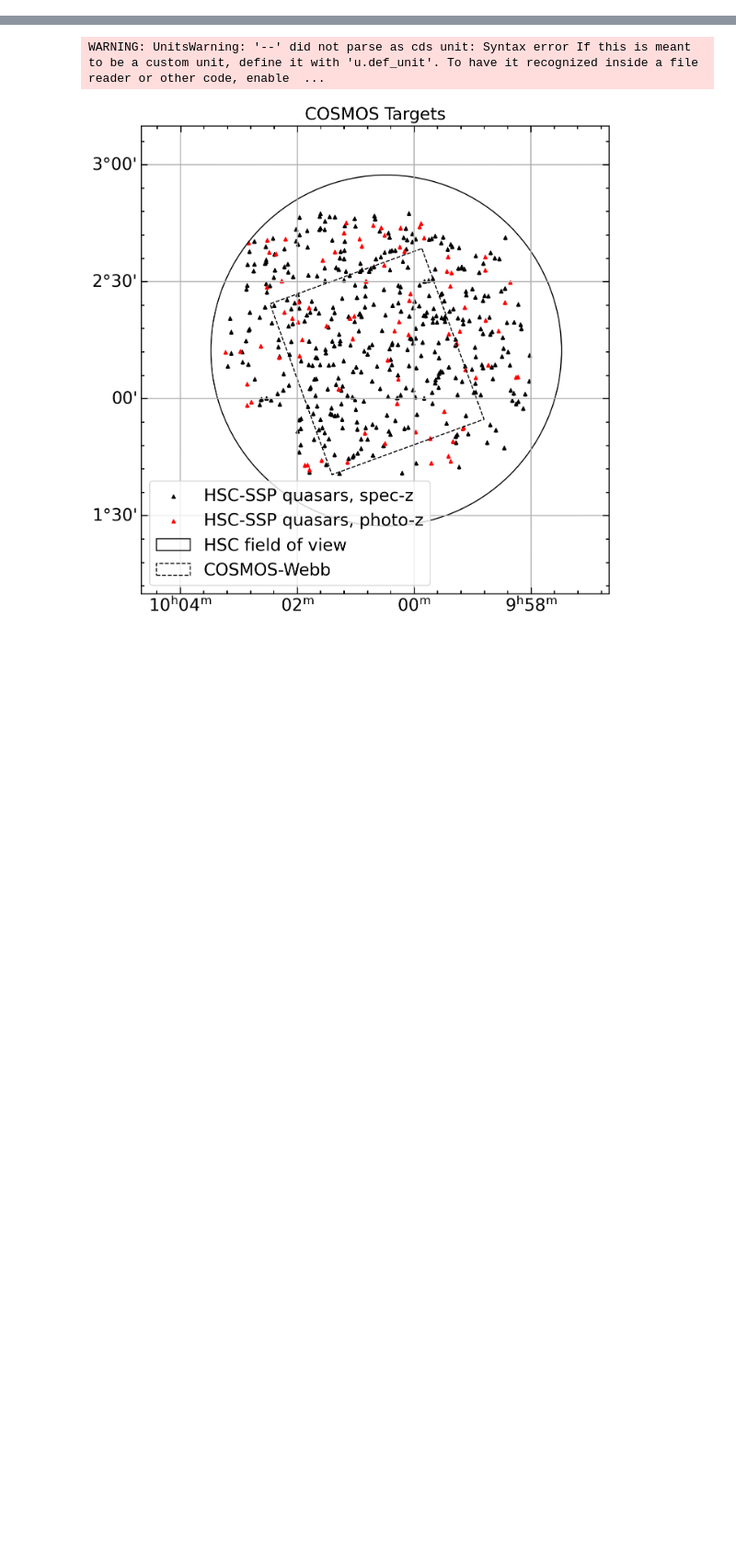
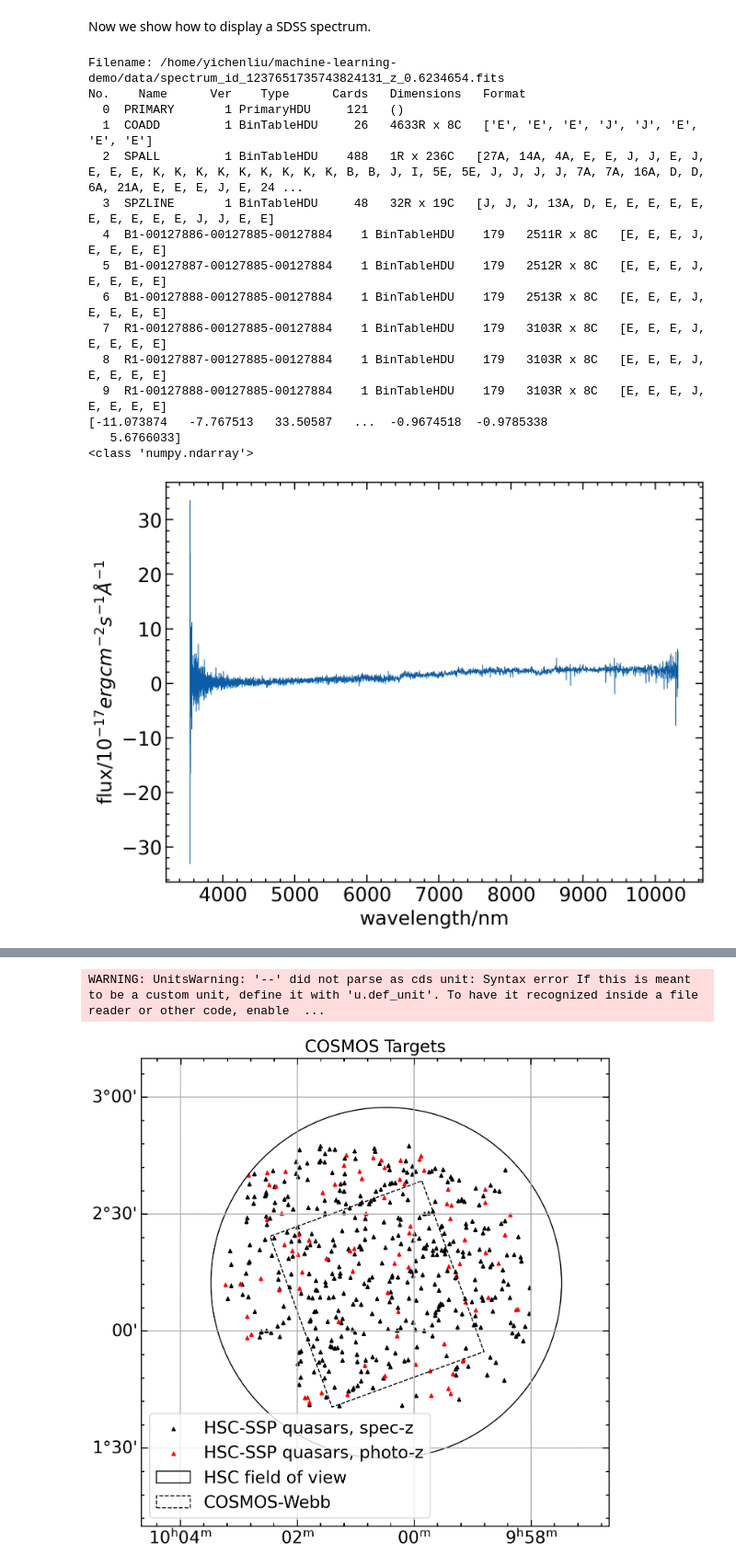
Before and after one commit to Chisen-Lupus/machine-learning-demo, a Jupyter notebook: nn-approach-demo.ipynb, the cells around one changed output, grey strips where cells are left out. Shown at 92% size. Cells and saved outputs as stored; diff of their text form; code cells hidden in the pictures; blank space fills up the shorter version.

```diff
--- a/nn-approach-demo.ipynb
+++ b/nn-approach-demo.ipynb
@@ -24,0 +161,43 @@ plt.style.use(['bright', 'science', 'no-latex','notebook'])
+# %% [markdown]
+Now we show how to display a SDSS spectrum.
+# %%
+# NOTE: Naming Convention I used:
+# NOTE: xxx_dir for directory only
+# NOTE: xxx_name for filename only
+# NOTE: xxx_path for a full path like 'directory/filename'
+# NOTE: xxx_xxx + s means a list of xxx
+
+data_dir = '/home/yichenliu/machine-learning-demo/data'
+data_names = os.listdir(data_dir)
+data_paths = [os.path.join(data_dir, name) for name in data_names]
+
+with fits.open(data_paths[0]) as hdu:
+    mask = np.isfinite(hdu[1].data['flux'])
+    wavelengths = 10**hdu[1].data['loglam'][mask]
+    flux_sdss = hdu[1].data['flux'][mask]
+    # print and display data
+    hdu.info()
+    print(flux_sdss)
+    print(type(flux_sdss))
+    plt.plot(10**hdu[1].data['loglam'][mask], flux_sdss,
+             label=f'exmple SDSS spectrum', linewidth=0.5)
+    plt.xlabel('wavelength/nm')
+    plt.ylabel(r'flux/$10^{-17} erg cm ^{-2} s^{-1} \AA^{-1}$')
+    plt.show()
+# %% [output]
+Filename: /home/yichenliu/machine-learning-demo/data/spectrum_id_1237651735743824131_z_0.6234654.fits
+No.    Name      Ver    Type      Cards   Dimensions   Format
+  0  PRIMARY       1 PrimaryHDU     121   ()
+  1  COADD         1 BinTableHDU     26   4633R x 8C   ['E', 'E', 'E', 'J', 'J', 'E', 'E', 'E']
+  2  SPALL         1 BinTableHDU    488   1R x 236C   [27A, 14A, 4A, E, E, J, J, E, J, E, E, E, K, K, K, K, K, K, K, K, K, B, B, J, I, 5E, 5E, J, J, J, J, 7A, 7A, 16A, D, D, 6A, 21A, E, E, E, J, E, 24 ...
+  3  SPZLINE       1 BinTableHDU     48   32R x 19C   [J, J, J, 13A, D, E, E, E, E, E, E, E, E, E, E, J, J, E, E]
+  4  B1-00127886-00127885-00127884    1 BinTableHDU    179   2511R x 8C   [E, E, E, J, E, E, E, E]
+  5  B1-00127887-00127885-00127884    1 BinTableHDU    179   2512R x 8C   [E, E, E, J, E, E, E, E]
+  6  B1-00127888-00127885-00127884    1 BinTableHDU    179   2513R x 8C   [E, E, E, J, E, E, E, E]
+  7  R1-00127886-00127885-00127884    1 BinTableHDU    179   3103R x 8C   [E, E, E, J, E, E, E, E]
+  8  R1-00127887-00127885-00127884    1 BinTableHDU    179   3103R x 8C   [E, E, E, J, E, E, E, E]
+  9  R1-00127888-00127885-00127884    1 BinTableHDU    179   3103R x 8C   [E, E, E, J, E, E, E, E]
+[-11.073874   -7.767513   33.50587   ...  -0.9674518  -0.9785338
+   5.6766033]
+<class 'numpy.ndarray'>
+[figure, added]
```
Also changed, not shown: parts of 14 cells of this notebook.
